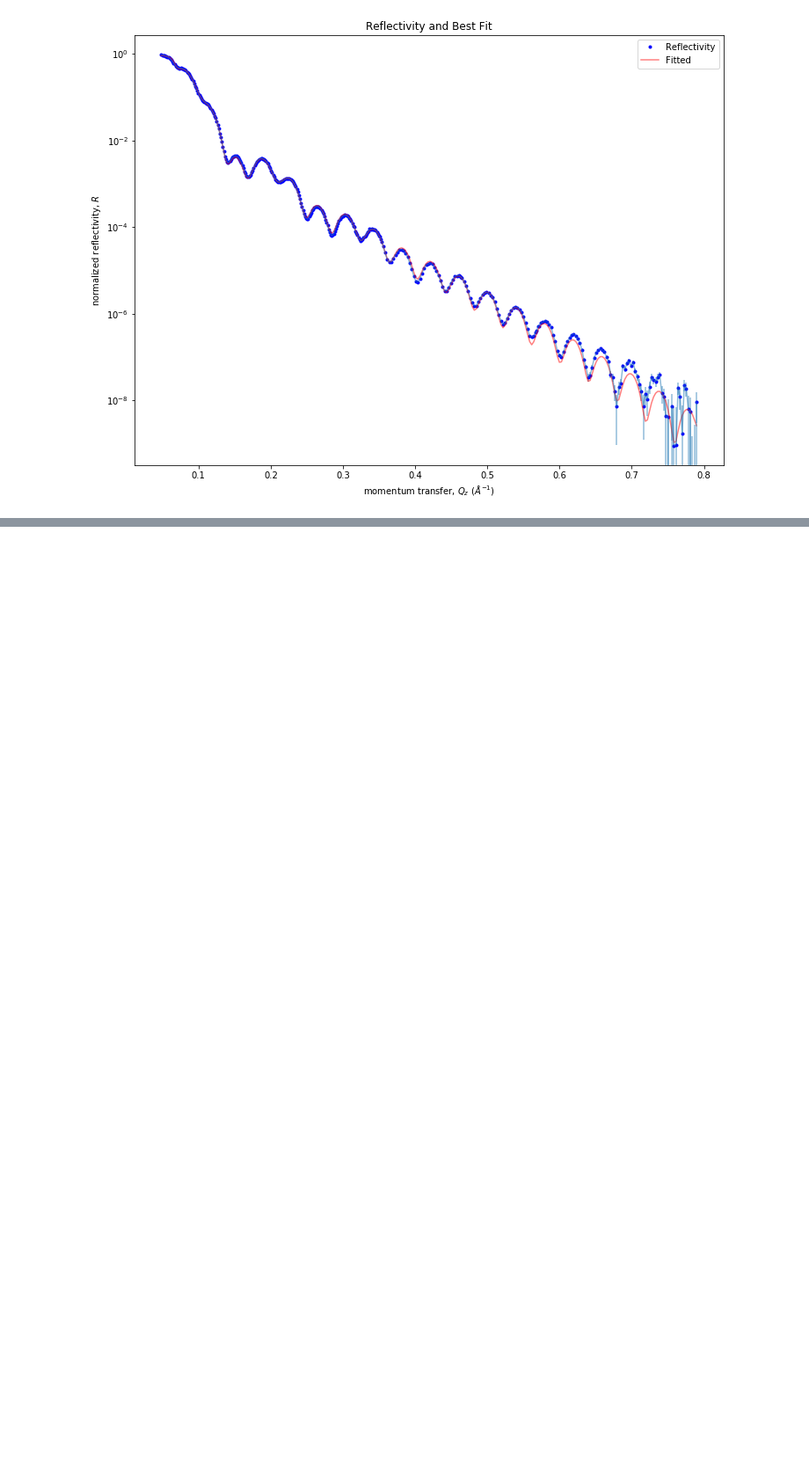
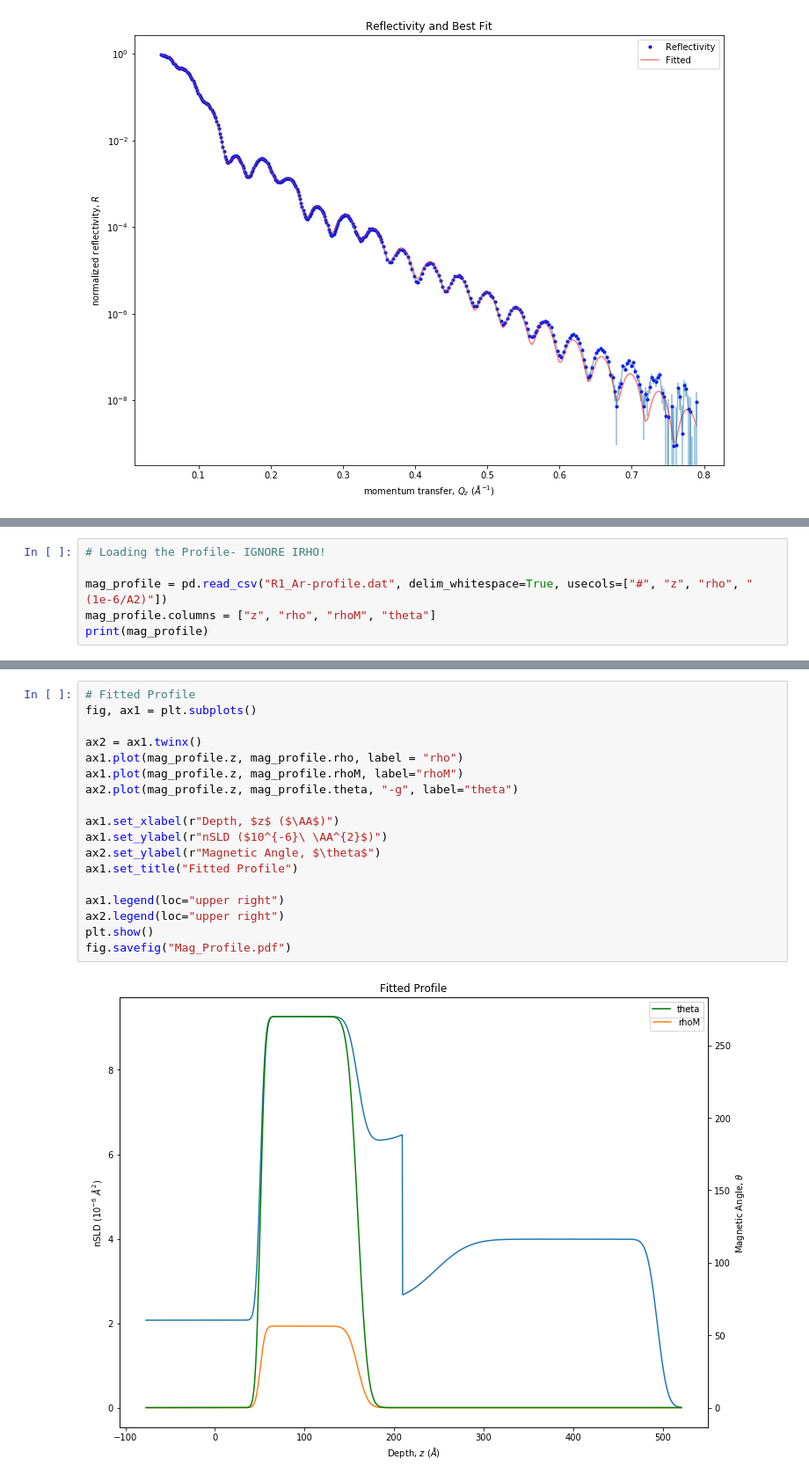
Before and after one commit to brianjosey/Autoplotting, a Jupyter notebook: Plotting.ipynb, the cells around one changed output, grey strips where cells are left out. Shown at 88% size. Saved outputs shown, nothing was run; the diff lists cells and outputs as text; blank space fills up the shorter version.

```diff
--- a/Plotting.ipynb
+++ b/Plotting.ipynb
@@ -125,0 +130,6 @@ fig.savefig("Reflectivity.pdf")
+# %%
+# Loading the Profile- IGNORE IRHO!
+
+mag_profile = pd.read_csv("R1_Ar-profile.dat", delim_whitespace=True, usecols=["#", "z", "rho", "(1e-6/A2)"])
+mag_profile.columns = ["z", "rho", "rhoM", "theta"]
+print(mag_profile)
@@ -125,0 +151,20 @@ fig.savefig("Reflectivity.pdf")
+# %%
+# Fitted Profile
+fig, ax1 = plt.subplots()
+
+ax2 = ax1.twinx()
+ax1.plot(mag_profile.z, mag_profile.rho, label = "rho")
+ax1.plot(mag_profile.z, mag_profile.rhoM, label="rhoM")
+ax2.plot(mag_profile.z, mag_profile.theta, "-g", label="theta")
+
+ax1.set_xlabel(r"Depth, $z$ ($\AA$)")
+ax1.set_ylabel(r"nSLD ($10^{-6}\ \AA^{2}$)")
+ax2.set_ylabel(r"Magnetic Angle, $\theta$")
+ax1.set_title("Fitted Profile")
+
+ax1.legend(loc="upper right")
+ax2.legend(loc="upper right")
+plt.show()
+fig.savefig("Mag_Profile.pdf")
+# %% [output]
+[figure, added]
```
Also changed, not shown: parts of 6 cells of this notebook.
